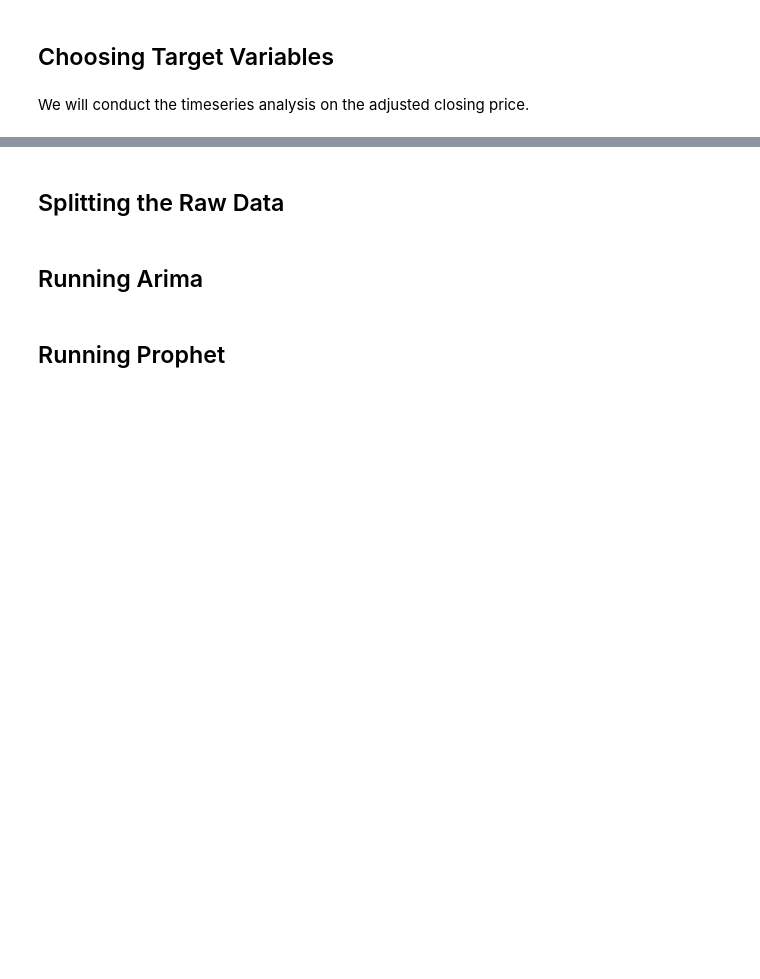
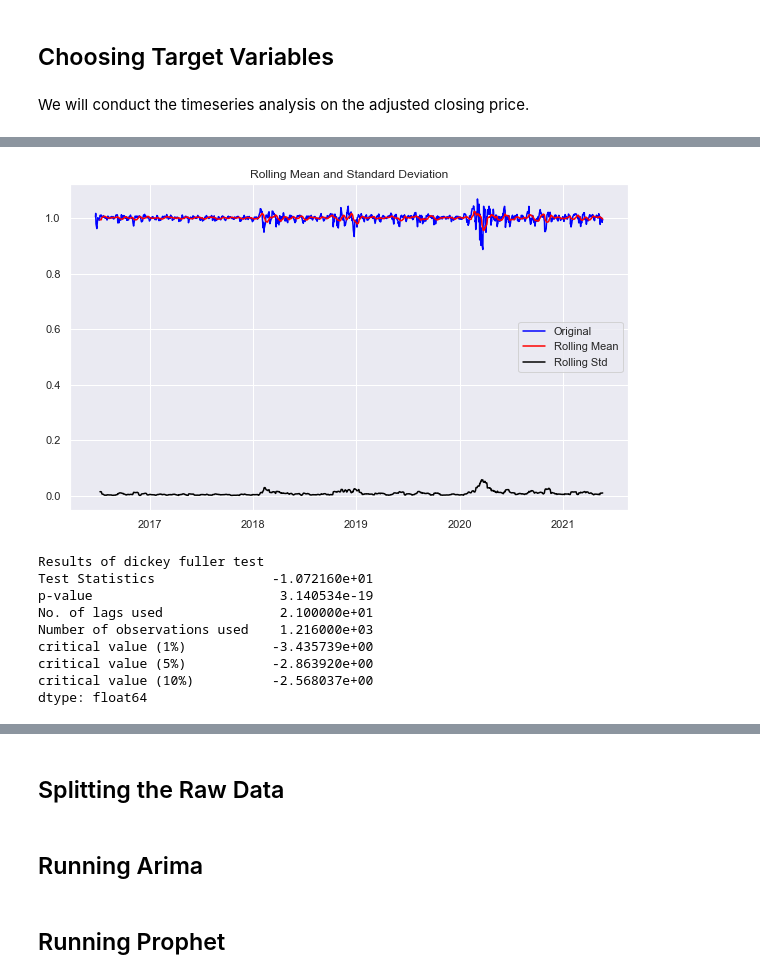
Before and after one commit to edologgerbird/SP500-forecast, a Jupyter notebook: SP500-forecasting.ipynb, the cells around one changed output, grey strips where cells are left out. Cells and saved outputs as stored; diff of their text form; code cells hidden in the pictures; blank space fills up the shorter version.

```diff
--- a/SP500-forecasting.ipynb
+++ b/SP500-forecasting.ipynb
@@ -272,0 +291,14 @@ fig.set_size_inches(16, 9)
+# %%
+residual.dropna(inplace=True)
+test_stationarity(residual)
+# %% [output]
+[figure, added]
+Results of dickey fuller test
+Test Statistics               -1.072160e+01
+p-value                        3.140534e-19
+No. of lags used               2.100000e+01
+Number of observations used    1.216000e+03
+critical value (1%)           -3.435739e+00
+critical value (5%)           -2.863920e+00
+critical value (10%)          -2.568037e+00
+dtype: float64
```
Also changed, not shown: parts of 10 cells of this notebook, 1 other file.
